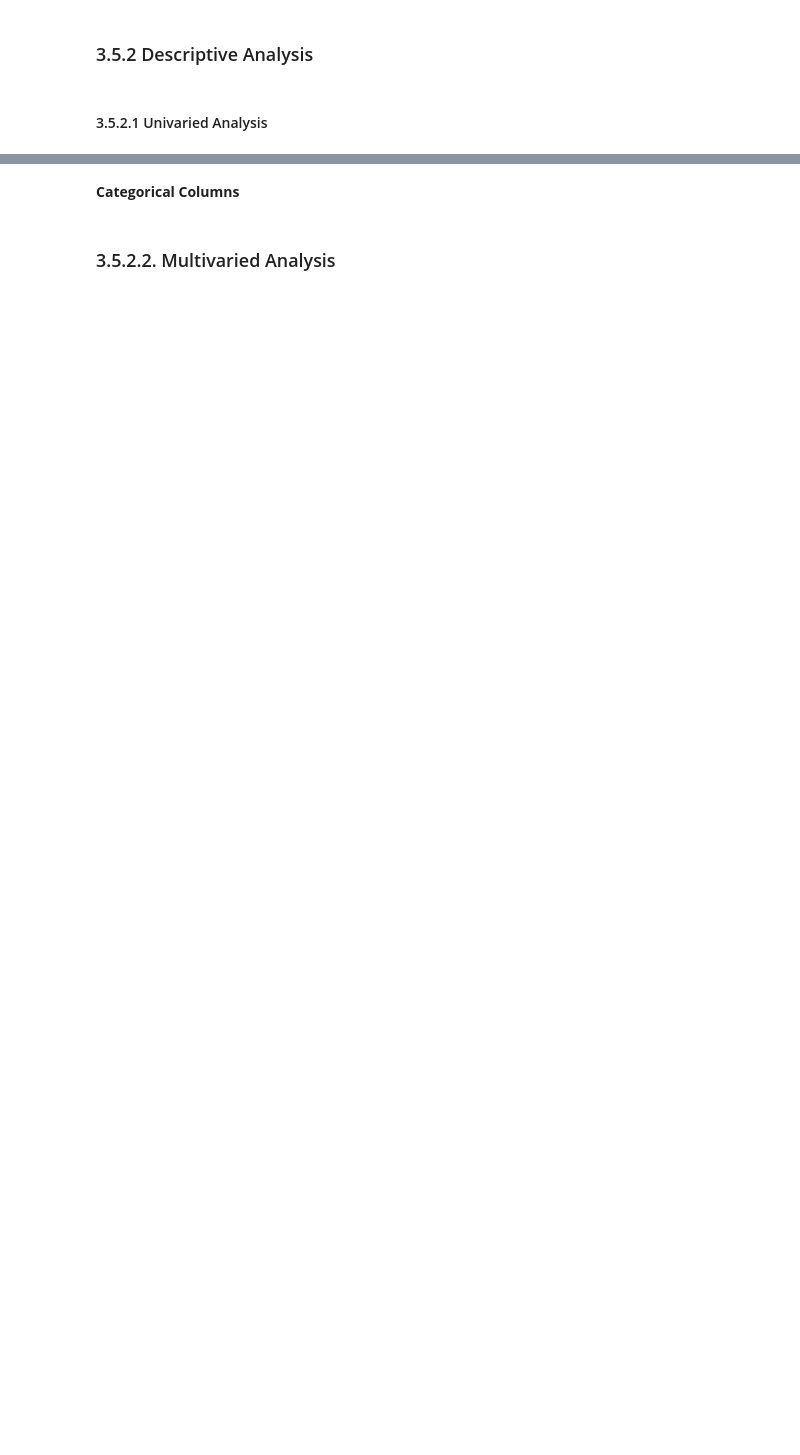
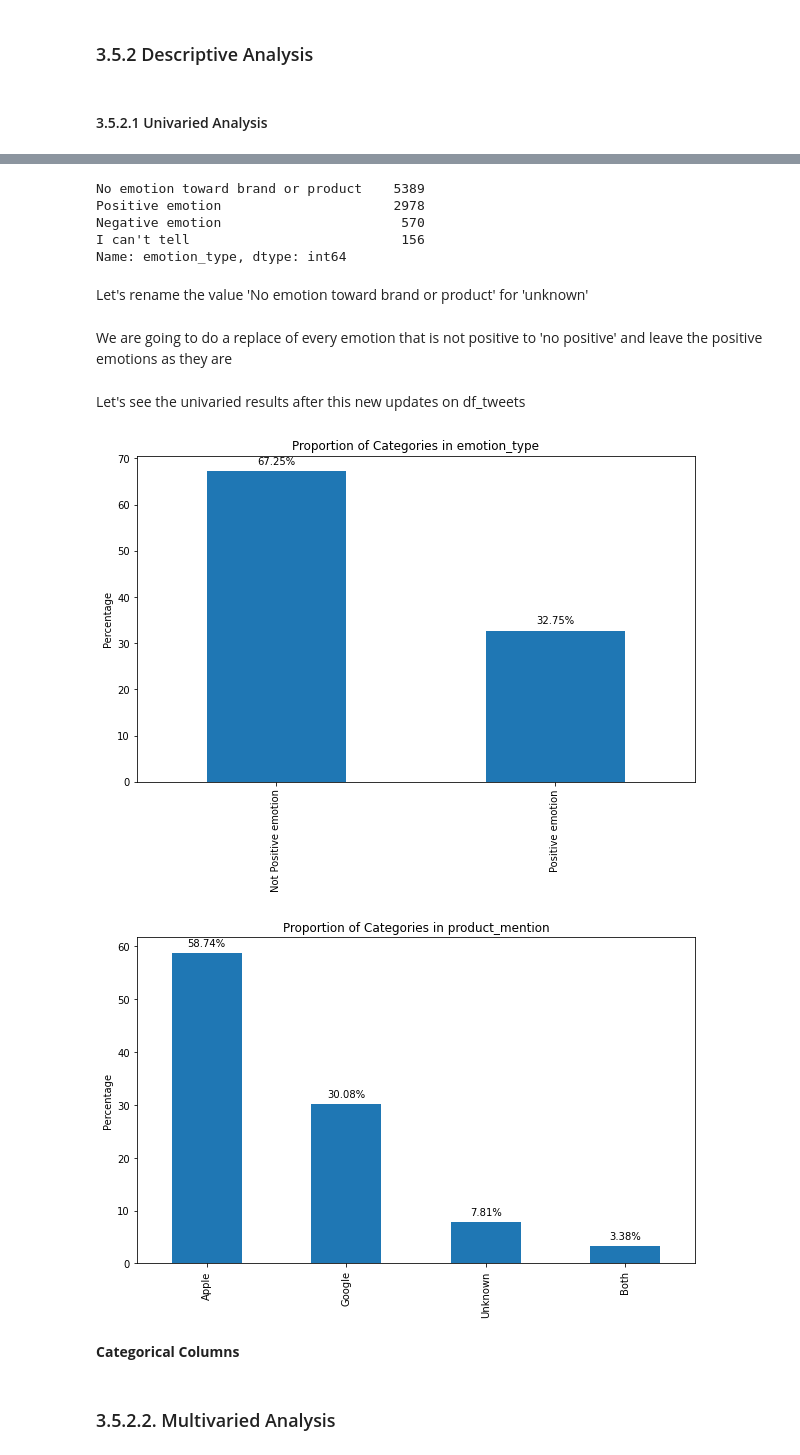
Before and after one commit to mbarriola96/Brands-product_emotions_analysis, a Jupyter notebook: 00_primary_notebook.ipynb, the cells around one changed output, grey strips where cells are left out. Drawn from its saved outputs; the diff is of its cells as text; code cells hidden in the pictures; blank space fills up the shorter version.

```diff
--- a/00_primary_notebook.ipynb
+++ b/00_primary_notebook.ipynb
@@ -102,0 +158,3 @@ df_tweets.dtypes
+# %%
+# We will now drop the column emotion_in_tweet_is_directed_at
+df_tweets = df_tweets.drop('emotion_in_tweet_is_directed_at', axis=1)
@@ -102,0 +163,2 @@ df_tweets.dtypes
+# %%
+df_tweets.rename(columns={'is_there_an_emotion_directed_at_a_brand_or_product': 'emotion_type'}, inplace=True)
@@ -103,3 +174,27 @@ df_tweets.dtypes
+# %%
+df_tweets['emotion_type'].value_counts()
+# %% [output]
+No emotion toward brand or product    5389
+Positive emotion                      2978
+Negative emotion                       570
+I can't tell                           156
+Name: emotion_type, dtype: int64
+# %% [markdown]
+Let's rename the value 'No emotion toward brand or product' for 'unknown'
+# %%
+# Replace values in column 'emotion_type' where the value is "No emotion toward brand or product" with "no emotion"
+df_tweets['emotion_type'] = df_tweets['emotion_type'].replace("No emotion toward brand or product", "no emotion")
+# %% [markdown]
+We are going to do a replace of every emotion that is not positive to 'no positive' and leave the positive emotions as they are
+# %%
+df_tweets['emotion_type'] = df_tweets['emotion_type'].map(lambda x: 'Positive emotion' if x=='Positive emotion' else 'Not Positive emotion')
+# %% [markdown]
+Let's see the univaried results after this new updates on df_tweets
+# %%
+plot_categorical_proportions(df_tweets)
+# %% [output]
+[figure, added]
+[figure, added]
 # %% [markdown]
 **Categorical Columns**
 # %% [markdown]
```
Also changed, not shown: parts of 37 cells of this notebook, 3 other files.
